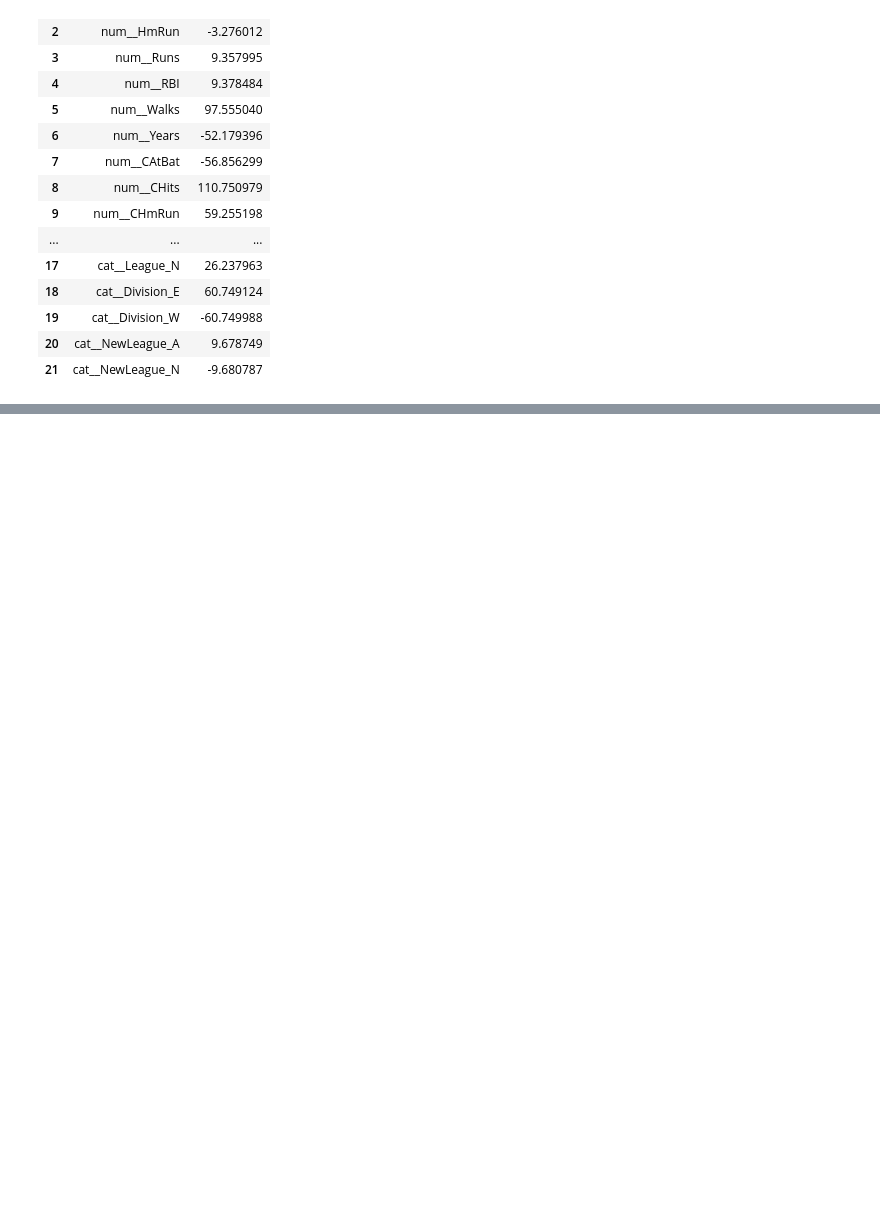
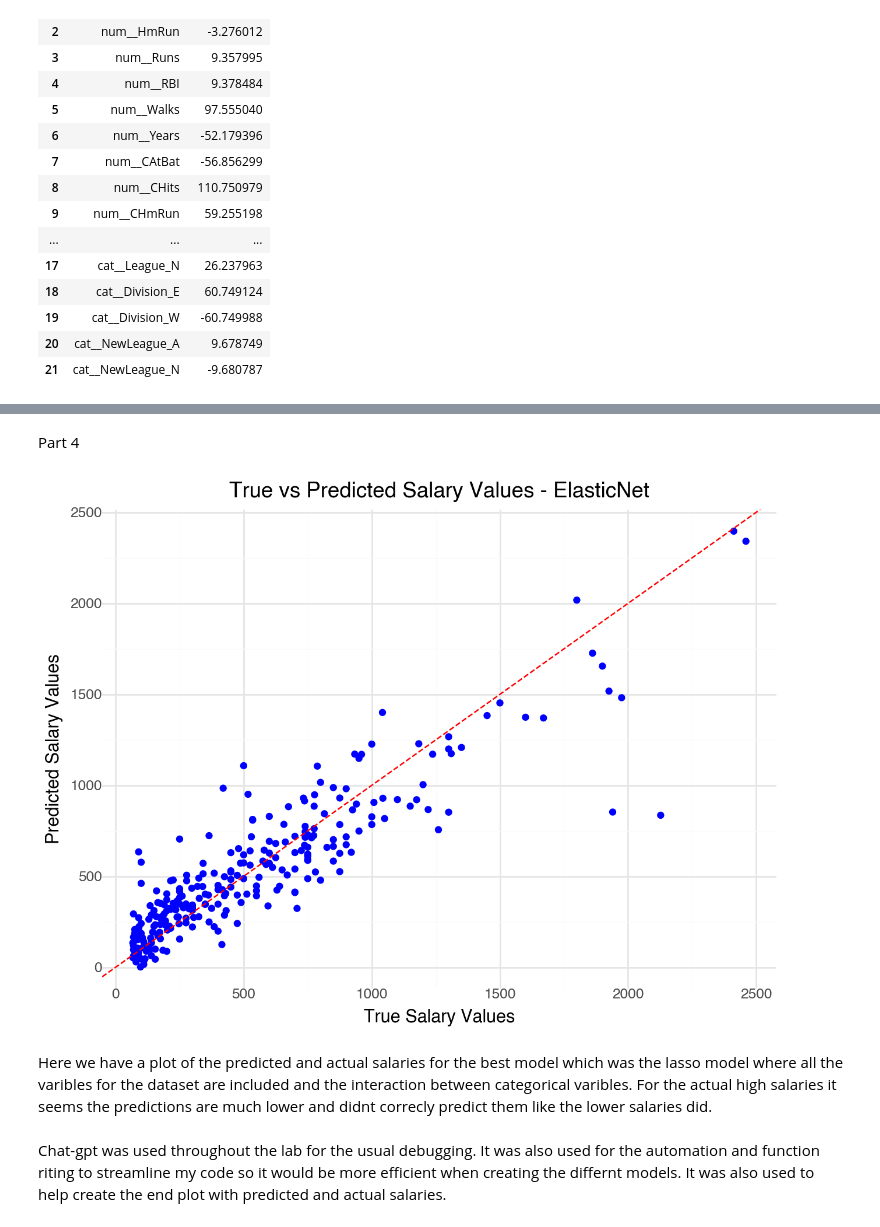
Before and after one commit to EthanSchultz49/GSB-544, a Jupyter notebook: Week-7/Lab 6.ipynb, the cells around one changed output, grey strips where cells are left out. Drawn from its saved outputs; the diff is of its cells as text; code cells hidden in the pictures; blank space fills up the shorter version.

```diff
--- a/Week-7/Lab 6.ipynb
+++ b/Week-7/Lab 6.ipynb
@@ -241,0 +317,13 @@ Estimated MSE for Elastic Net: 118994.44721070088
+# %%
+
+X = data_clean[["Hits","AtBat","CHmRun","CWalks","CRuns"]]
+y = data_clean["Salary"]
+
+results_ols = single_variable(X, y, modeltype="OLS")
+results_ridge = single_variable(X, y, modeltype="Ridge")
+results_lasso = single_variable(X, y, modeltype="Lasso")
+results_elasticnet = single_variable(X, y, modeltype="ElasticNet")
+
+results_df = pd.DataFrame([results_ols, results_ridge, results_lasso, results_elasticnet])
+print("Model Evaluation Using Only the 'Hits' Variable:")
+print(results_df)
@@ -241,0 +460,2 @@ Estimated MSE for Elastic Net: 118994.44721070088
+# %% [markdown]
+Part 4
@@ -241,0 +508,18 @@ Estimated MSE for Elastic Net: 118994.44721070088
+# %%
+import plotnine as p9
+plot = 1
+(
+    p9.ggplot(prediction_df, p9.aes(x='True Values', y='Predicted Values')) +
+    p9.geom_point(color='blue') +  # Scatter plot for predictions
+    p9.geom_abline(slope=1, intercept=0, color='red', linetype='dashed') +  # Perfect prediction line
+    p9.ggtitle("True vs Predicted Salary Values - ElasticNet") +
+    p9.xlab("True Salary Values") +
+    p9.ylab("Predicted Salary Values") +
+    p9.theme_minimal()
+ )
+# %% [output]
+[figure, added]
+# %% [markdown]
+Here we have a plot of the predicted and actual salaries for the best model which was the lasso model where all the varibles for the dataset are included and the interaction between categorical varibles. For the actual high salaries it seems the predictions are much lower and didnt correcly predict them like the lower salaries did.
+# %% [markdown]
+Chat-gpt was used throughout the lab for the usual debugging. It was also used for the automation and function riting to streamline my code so it would be more efficient when creating the differnt models. It was also used to help create the end plot with predicted and actual salaries.
```
Also changed, not shown: parts of 19 cells of this notebook, 2 other files.
